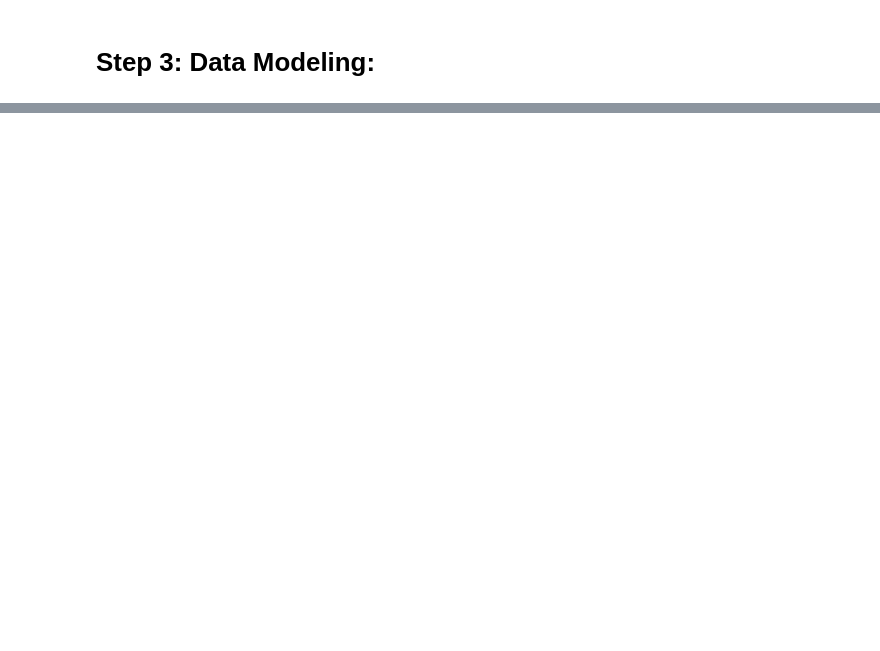
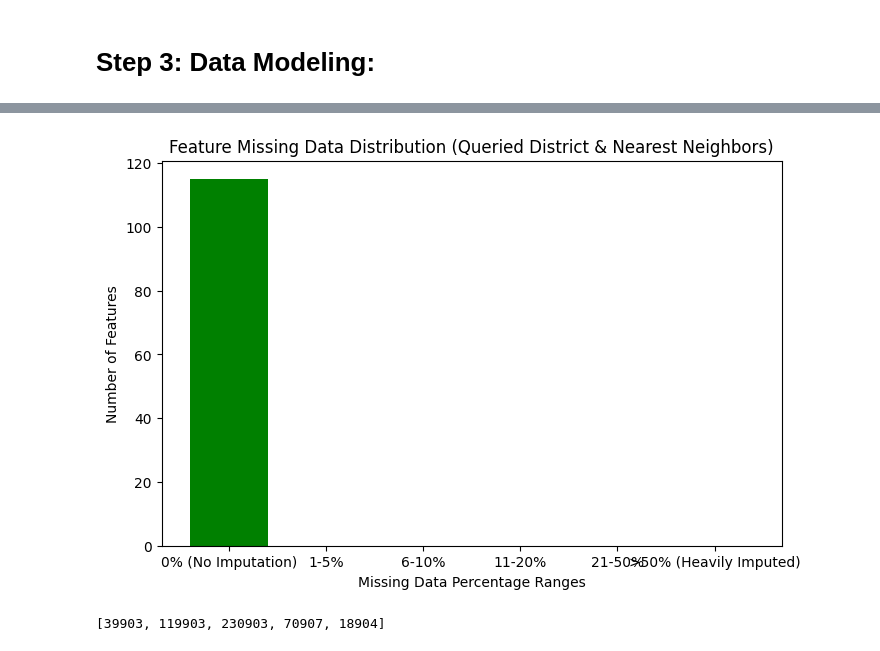
Before and after one commit to RiceD2KLab/HERC_Sp25, a Jupyter notebook: 4_Data_Modeling/KNN_Implementation.ipynb, the cells around one changed output, grey strips where cells are left out. Drawn from its saved outputs; the diff is of its cells as text; code cells hidden in the pictures; blank space fills up the shorter version.

```diff
--- a/4_Data_Modeling/KNN_Implementation.ipynb
+++ b/4_Data_Modeling/KNN_Implementation.ipynb
@@ -302,0 +422,38 @@ merged_df = distgrad_clean.merge(distprof_clean, how = 'left', on = 'DISTRICT_id
+# %%
+def find_nearest_districts(df, district_id, feature_buckets, n_neighbors=5, impute_strategy="median", visualize=True):
+    """
+    Finds the nearest neighboring districts using KNN and optionally visualizes similarity.
+    """
+    # Step 1: Filter dataset for selected features
+    existing_columns = [col for col in feature_buckets if col in df.columns]
+
+    # Select only available columns
+    knn_df = df[["DISTRICT_id"] + existing_columns].copy()
+
+    # Step 2: Handle missing values
+    imputer = SimpleImputer(strategy=impute_strategy)
+    knn_df[existing_columns] = imputer.fit_transform(knn_df[existing_columns])
+
+    # Step 3: Normalize the feature set
+    scaler = StandardScaler()
+    knn_df[existing_columns] = scaler.fit_transform(knn_df[existing_columns])
+
+    # Step 4: Fit KNN model (excluding DISTRICT_id)
+    knn_model = NearestNeighbors(n_neighbors=n_neighbors, metric="euclidean")
+    knn_model.fit(knn_df[existing_columns])
+
+    # Step 5: Find the nearest neighbors for the specified district
+    query_point = knn_df[knn_df["DISTRICT_id"] == district_id][existing_columns]
+    if query_point.empty:
+        raise ValueError(f"District ID {district_id} not found in dataset.")
+
+    distances, indices = knn_model.kneighbors(query_point)
+
+    # Step 6: Get the closest districts
+    nearest_districts = knn_df.iloc[indices[0]]["DISTRICT_id"].tolist()
+
+    # Step 7: Visualization (if enabled)
+    if visualize:
+        visualize_similarity(df, existing_columns, nearest_districts)
+
+    return nearest_districts
@@ -302,0 +471,5 @@ merged_df = distgrad_clean.merge(distprof_clean, how = 'left', on = 'DISTRICT_id
+# %%
+find_nearest_districts(clean_df, 39903, selected_features)
+# %% [output]
+[figure, added]
+[39903, 119903, 230903, 70907, 18904]
```
Also changed, not shown: parts of 21 cells of this notebook.
